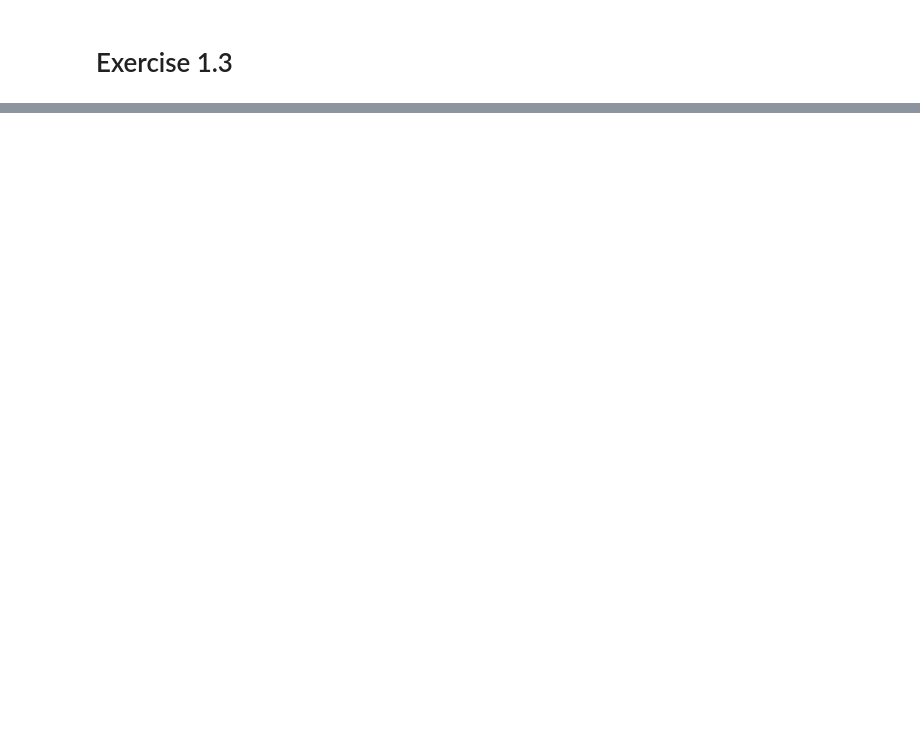
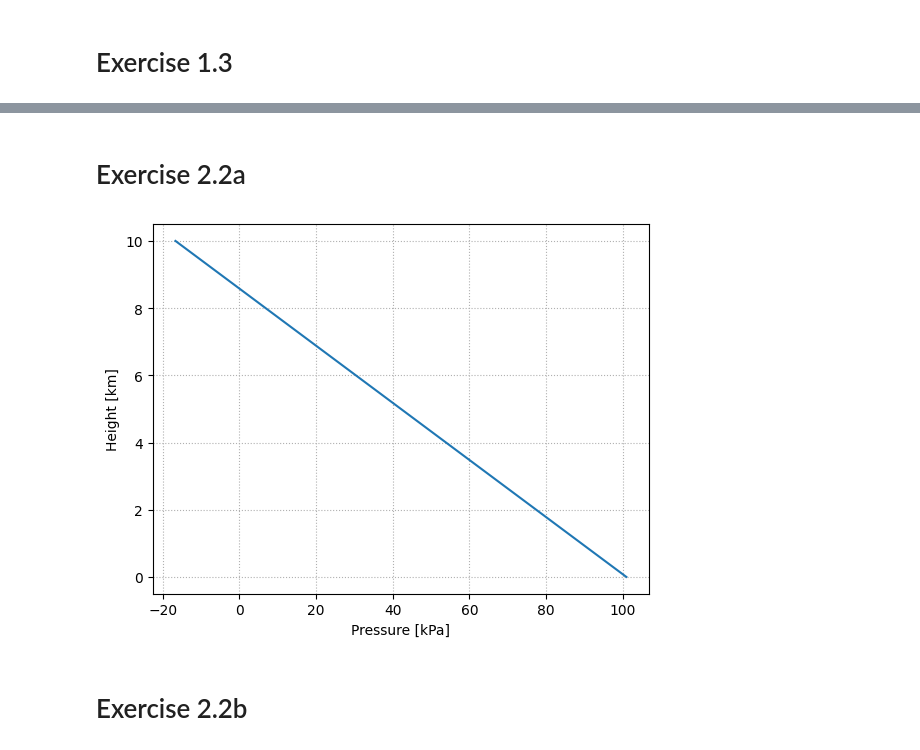
Before and after one commit to jathavaan/TEP4100_scripts, a Jupyter notebook: exercises.ipynb, the cells around one changed output, grey strips where cells are left out. Saved outputs shown, nothing was run; the diff lists cells and outputs as text; code cells hidden in the pictures; blank space fills up the shorter version.

Commit message:
Finished exercise assignment 2 exercise 2

```diff
--- a/exercises.ipynb
+++ b/exercises.ipynb
@@ -52,0 +53,41 @@ if __name__ == "__main__":
+# %% [markdown]
+# Exercise 2.2a
+# %%
+def air_pressure_simple(z: float, p_0: float, rho: float, g: float = - 9.81) -> float:
+    return p_0 + rho * g * z
+
+
+def air_pressure(z: float, p_0: float, T: float, g: float = 9.81, R: float = 287) -> float:
+    T += 273.15  # Converting temperature to Kelvin
+    return np.multiply(p_0, np.power(np.e, - np.divide(np.multiply(g, z), np.multiply(R, T))))
+
+
+def air_pressure_advanced(z: float, alpha: float, T_0: float, g: float = 9.81) -> None:
+    T_0 += 273.15  # Converting temperature to Kelvin
+    return np.multiply(p_0, np.power(1 - np.divide(np.multiply(alpha, z), T_0), np.divide(g, R * alpha)))
+# %%
+def plot(x_label: str, y_label: str, y_axis: list, *x_axis: list) -> None:
+    for x in x_axis:
+        plt.plot(x, y_axis)
+
+    plt.xlabel(x_label)
+    plt.ylabel(y_label)
+
+    plt.grid(linestyle=":")
+    plt.show()
+# %%
+# Defining constants
+p_0 = 101e3  # [Pa]
+rho = 1.2  # [kg/m3]
+T = 20  # [C]
+alpha = np.divide(70, 10e3)  # [K / m]
+# %%
+heights = np.linspace(0, 10e3, 10_000)  # [m]
+pressure_simple = [np.divide(air_pressure_simple(z=z, p_0=p_0, rho=rho), 1e3) for z in
+                   heights]  # List of pressures in kPa
+# %%
+plot("Pressure [kPa]", "Height [km]", np.divide(heights, 1e3), pressure_simple)
+# %% [output]
+[figure, added]
+# %% [markdown]
+# Exercise 2.2b
```
Also changed, not shown: parts of 11 cells of this notebook.
